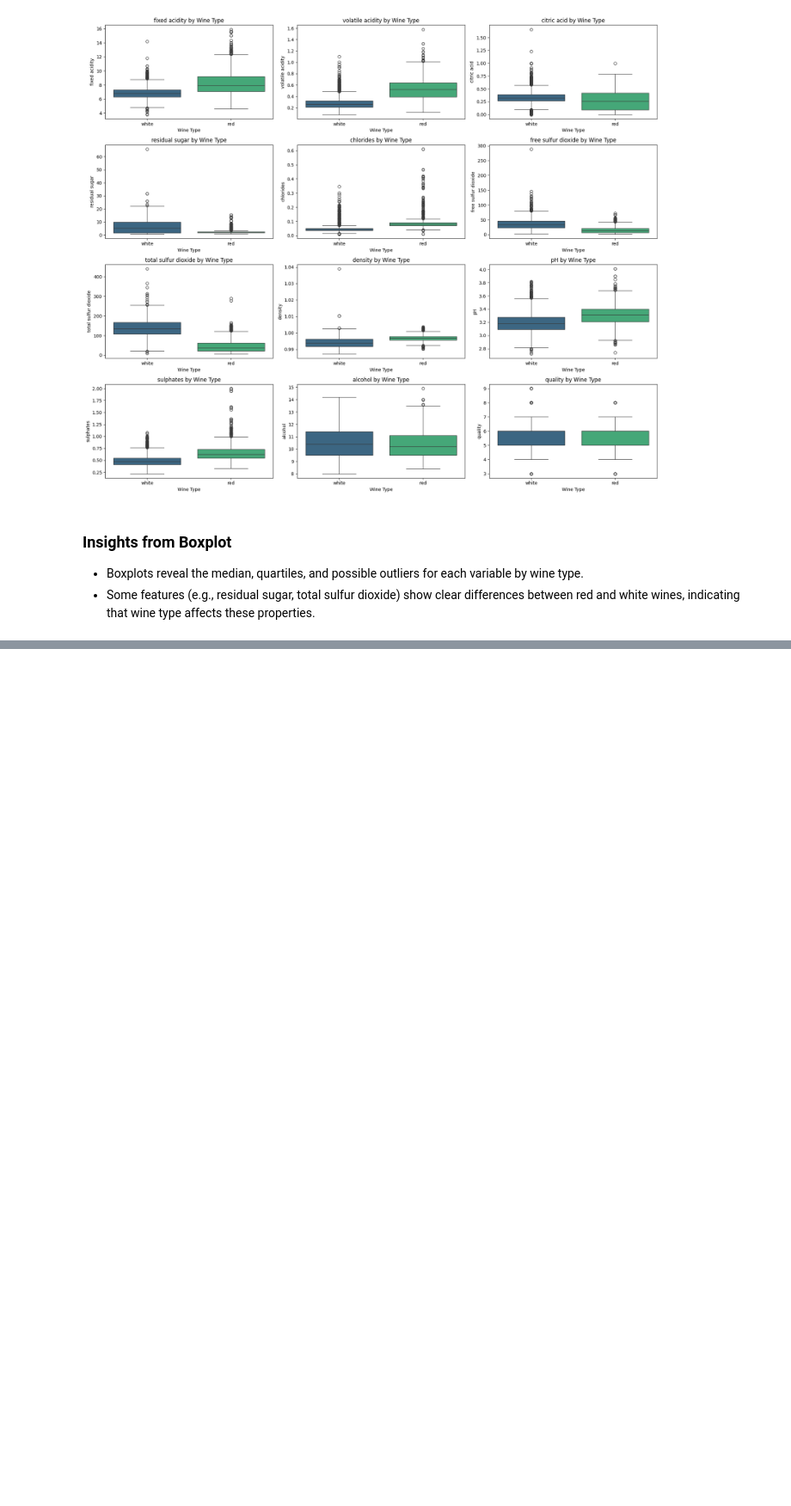
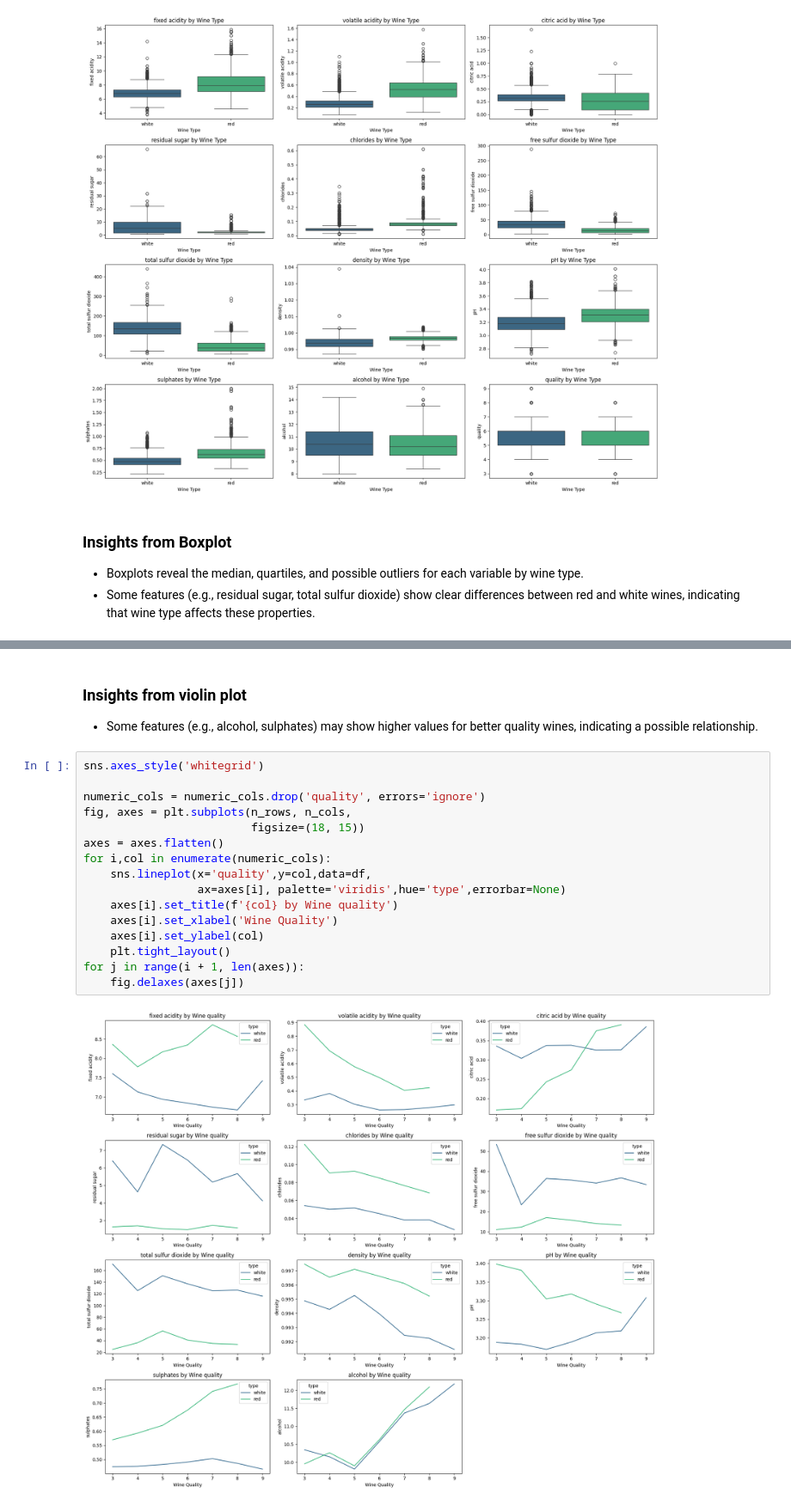
Before and after one commit to snarula31/wine-quality-prediction, a Jupyter notebook: notebook/wine_quality_prediciton_eda.ipynb, the cells around one changed output, grey strips where cells are left out. Shown at 86% size. Saved outputs shown, nothing was run; the diff lists cells and outputs as text; blank space fills up the shorter version.

```diff
--- a/notebook/wine_quality_prediciton_eda.ipynb
+++ b/notebook/wine_quality_prediciton_eda.ipynb
@@ -254,0 +255,21 @@ Passing `palette` without assigning `hue` is deprecated and will be removed in v
+# %% [markdown]
+### Insights from violin plot
+- Some features (e.g., alcohol, sulphates) may show higher values for better quality wines, indicating a possible relationship.
+# %%
+sns.axes_style('whitegrid')
+
+numeric_cols = numeric_cols.drop('quality', errors='ignore')
+fig, axes = plt.subplots(n_rows, n_cols,
+                         figsize=(18, 15))
+axes = axes.flatten()
+for i,col in enumerate(numeric_cols):
+    sns.lineplot(x='quality',y=col,data=df,
+                 ax=axes[i], palette='viridis',hue='type',errorbar=None)
+    axes[i].set_title(f'{col} by Wine quality')
+    axes[i].set_xlabel('Wine Quality')
+    axes[i].set_ylabel(col)
+    plt.tight_layout()
+for j in range(i + 1, len(axes)):
+    fig.delaxes(axes[j])
+# %% [output]
+[figure, added]
```
Also changed, not shown: parts of 1 cell of this notebook, 2 other files.
